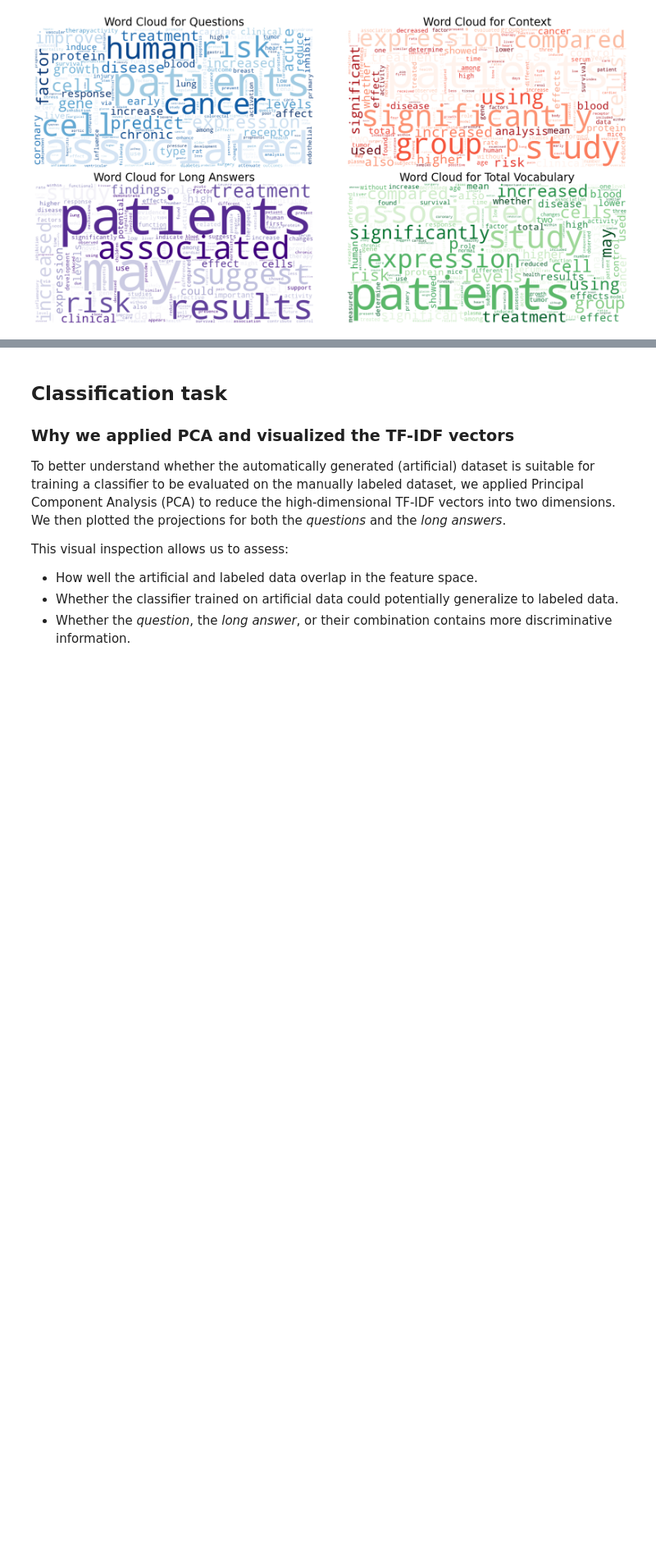
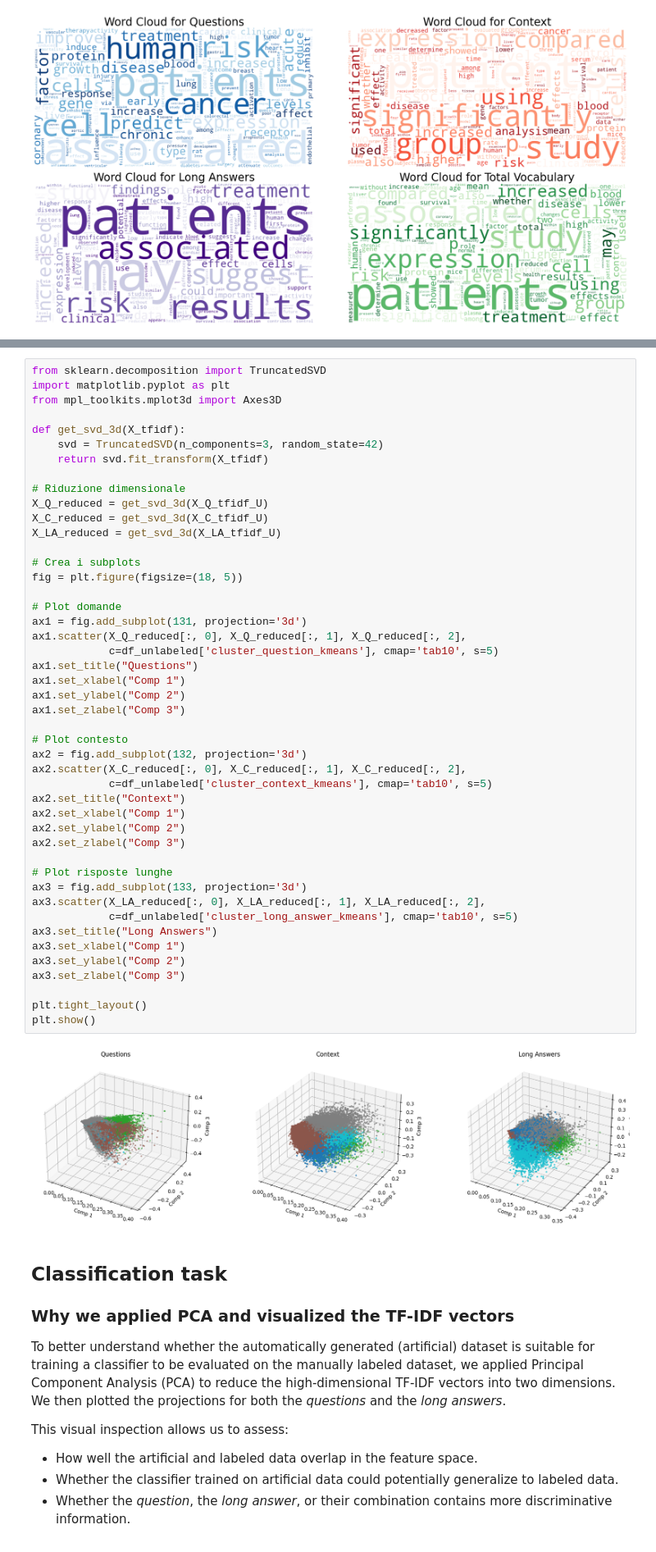
Before and after one commit to KetrinMehmeti/NLP-Project-Group-Angela, a Jupyter notebook: pubmedQA.ipynb, the cells around one changed output, grey strips where cells are left out. Shown at 82% size. Saved outputs shown, nothing was run; the diff lists cells and outputs as text; blank space fills up the shorter version.

```diff
--- a/pubmedQA.ipynb
+++ b/pubmedQA.ipynb
@@ -519,3 +629,51 @@ plt.show()
+# %%
+from sklearn.decomposition import TruncatedSVD
+import matplotlib.pyplot as plt
+from mpl_toolkits.mplot3d import Axes3D
+
+def get_svd_3d(X_tfidf):
+    svd = TruncatedSVD(n_components=3, random_state=42)
+    return svd.fit_transform(X_tfidf)
+
+# Riduzione dimensionale
+X_Q_reduced = get_svd_3d(X_Q_tfidf_U)
+X_C_reduced = get_svd_3d(X_C_tfidf_U)
+X_LA_reduced = get_svd_3d(X_LA_tfidf_U)
+
+# Crea i subplots
+fig = plt.figure(figsize=(18, 5))
+
+# Plot domande
+ax1 = fig.add_subplot(131, projection='3d')
+ax1.scatter(X_Q_reduced[:, 0], X_Q_reduced[:, 1], X_Q_reduced[:, 2],
+            c=df_unlabeled['cluster_question_kmeans'], cmap='tab10', s=5)
+ax1.set_title("Questions")
+ax1.set_xlabel("Comp 1")
+ax1.set_ylabel("Comp 2")
+ax1.set_zlabel("Comp 3")
+
+# Plot contesto
+ax2 = fig.add_subplot(132, projection='3d')
+ax2.scatter(X_C_reduced[:, 0], X_C_reduced[:, 1], X_C_reduced[:, 2],
+            c=df_unlabeled['cluster_context_kmeans'], cmap='tab10', s=5)
+ax2.set_title("Context")
+ax2.set_xlabel("Comp 1")
+ax2.set_ylabel("Comp 2")
+ax2.set_zlabel("Comp 3")
+
+# Plot risposte lunghe
+ax3 = fig.add_subplot(133, projection='3d')
+ax3.scatter(X_LA_reduced[:, 0], X_LA_reduced[:, 1], X_LA_reduced[:, 2],
+            c=df_unlabeled['cluster_long_answer_kmeans'], cmap='tab10', s=5)
+ax3.set_title("Long Answers")
+ax3.set_xlabel("Comp 1")
+ax3.set_ylabel("Comp 2")
+ax3.set_zlabel("Comp 3")
+
+plt.tight_layout()
+plt.show()
+# %% [output]
+[figure, added]
 # %% [markdown]
 ## Classification task
 ### Why we applied PCA and visualized the TF-IDF vectors
```
Also changed, not shown: parts of 8 cells of this notebook.
